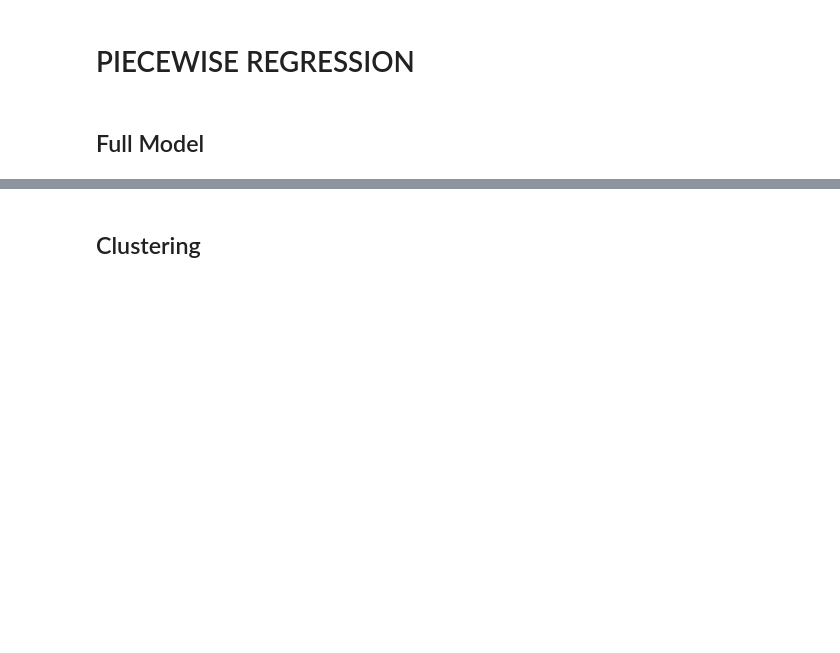
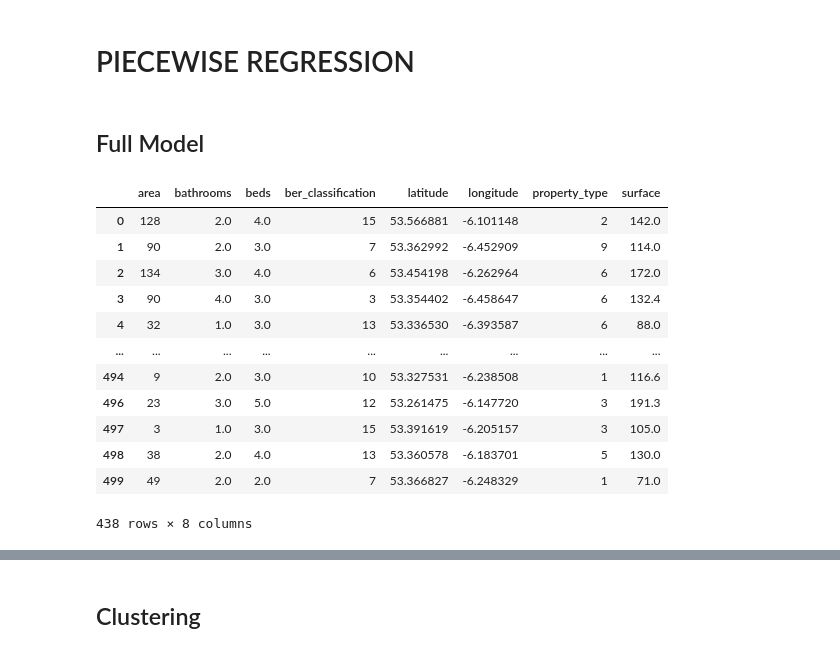
Before and after one commit to M-McKegney/ET5003_SEM1_2021-2, a Jupyter notebook: ET5003_Etivity2_MichaelMcKegney_20149743.ipynb, the cells around one changed output, grey strips where cells are left out. Saved outputs shown, nothing was run; the diff lists cells and outputs as text; code cells hidden in the pictures; blank space fills up the shorter version.

```diff
--- a/ET5003_Etivity2_MichaelMcKegney_20149743.ipynb
+++ b/ET5003_Etivity2_MichaelMcKegney_20149743.ipynb
@@ -620,0 +649,16 @@ df_cost = dfcost_adj[dfcost_adj.index.isin(df_subset_test.index)]
+# %%
+df_subset_test
+# %% [output]
+|  | area | bathrooms | beds | ber_classification | latitude | longitude | property_type | surface |
+| 0 | 128 | 2.0 | 4.0 | 15 | 53.566881 | -6.101148 | 2 | 142.0 |
+| 1 | 90 | 2.0 | 3.0 | 7 | 53.362992 | -6.452909 | 9 | 114.0 |
+| 2 | 134 | 3.0 | 4.0 | 6 | 53.454198 | -6.262964 | 6 | 172.0 |
+| 3 | 90 | 4.0 | 3.0 | 3 | 53.354402 | -6.458647 | 6 | 132.4 |
+| 4 | 32 | 1.0 | 3.0 | 13 | 53.336530 | -6.393587 | 6 | 88.0 |
+| ... | ... | ... | ... | ... | ... | ... | ... | ... |
+| 494 | 9 | 2.0 | 3.0 | 10 | 53.327531 | -6.238508 | 1 | 116.6 |
+| 496 | 23 | 3.0 | 5.0 | 12 | 53.261475 | -6.147720 | 3 | 191.3 |
+| 497 | 3 | 1.0 | 3.0 | 15 | 53.391619 | -6.205157 | 3 | 105.0 |
+| 498 | 38 | 2.0 | 4.0 | 13 | 53.360578 | -6.183701 | 5 | 130.0 |
+| 499 | 49 | 2.0 | 2.0 | 7 | 53.366827 | -6.248329 | 1 | 71.0 |
+438 rows × 8 columns
```
Also changed, not shown: parts of 11 cells of this notebook.
